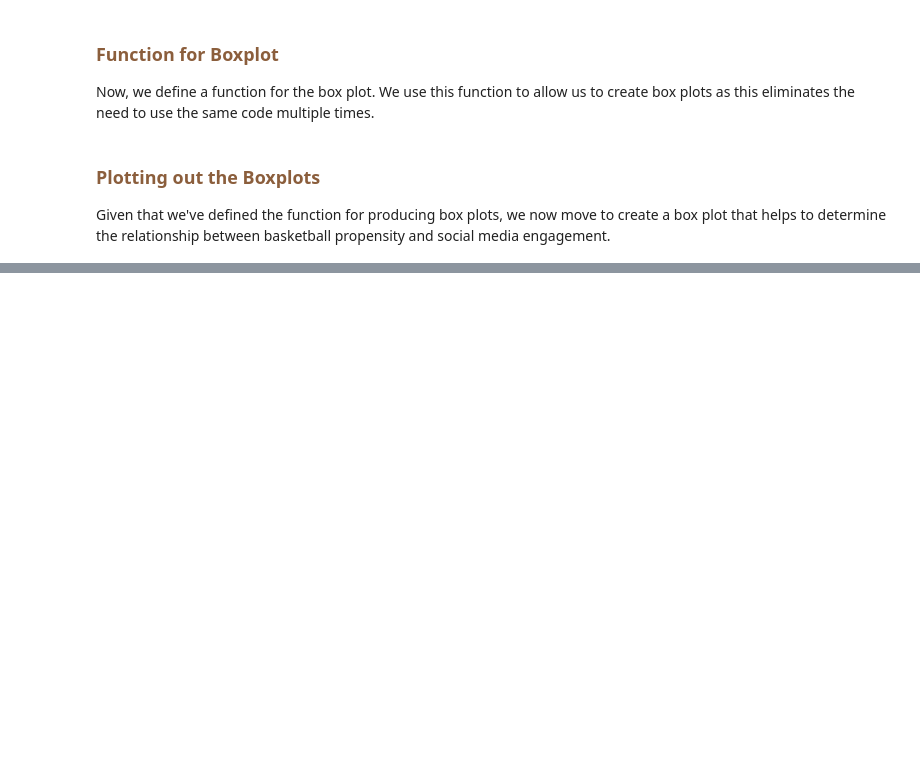
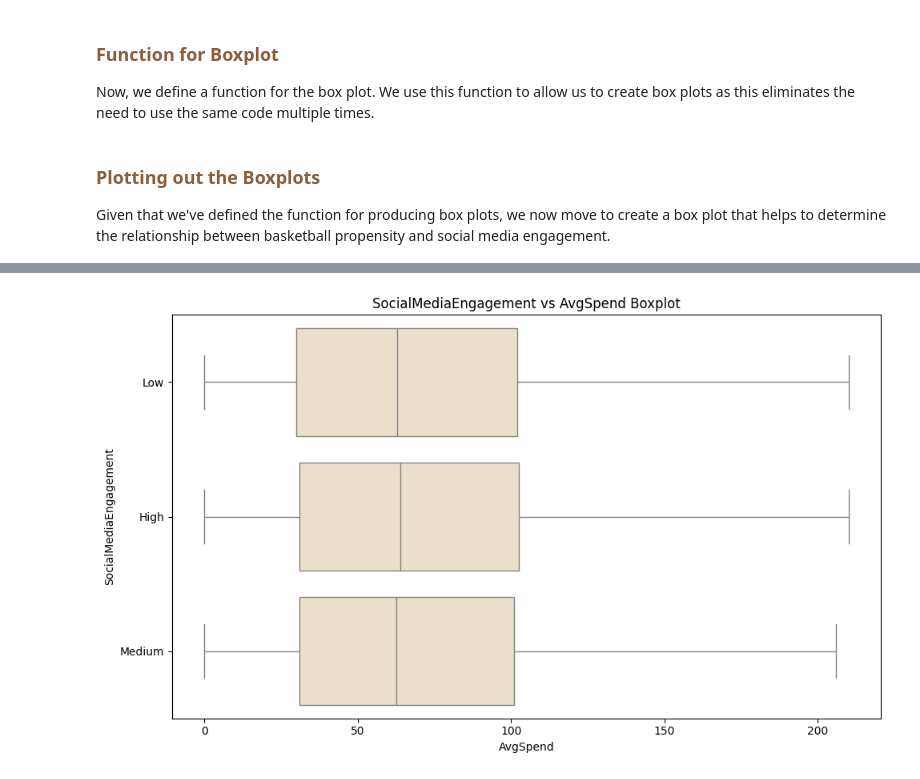
Before and after one commit to chowdhuryj-github/BucksFanExperience, a Jupyter notebook: BucksDataVisualization/DataVisualizationSalvin.ipynb, the cells around one changed output, grey strips where cells are left out. Saved outputs shown, nothing was run; the diff lists cells and outputs as text; code cells hidden in the pictures; blank space fills up the shorter version.

```diff
--- a/BucksDataVisualization/DataVisualizationSalvin.ipynb
+++ b/BucksDataVisualization/DataVisualizationSalvin.ipynb
@@ -437,0 +521,16 @@ Median of High Social Media Engagement:  711.0
+# %%
+# function to produce a box plot
+def plot_box_plot(dataframe, x, y, title, filename):
+    plt.figure(figsize=(10,6))
+    sns.boxplot(data=dataframe, x=x, y=y, color="#EEE1C6", showfliers=False)
+    plt.title(title)
+    plt.tight_layout()
+    plt.savefig(f"C:/GitHub/BucksHackathon25/BucksPlots/{filename}.png", dpi=300,
+            bbox_inches='tight')
+    plt.show()
+# %%
+# plotting out the box plot
+plot_box_plot(filtered_df_two, 'AvgSpend', 'SocialMediaEngagement',
+                "SocialMediaEngagement vs AvgSpend Boxplot", 'spend_vs_engagement_boxplot.png')
+# %% [output]
+[figure, added]
```
Also changed, not shown: parts of 12 cells of this notebook, 5 other files.
